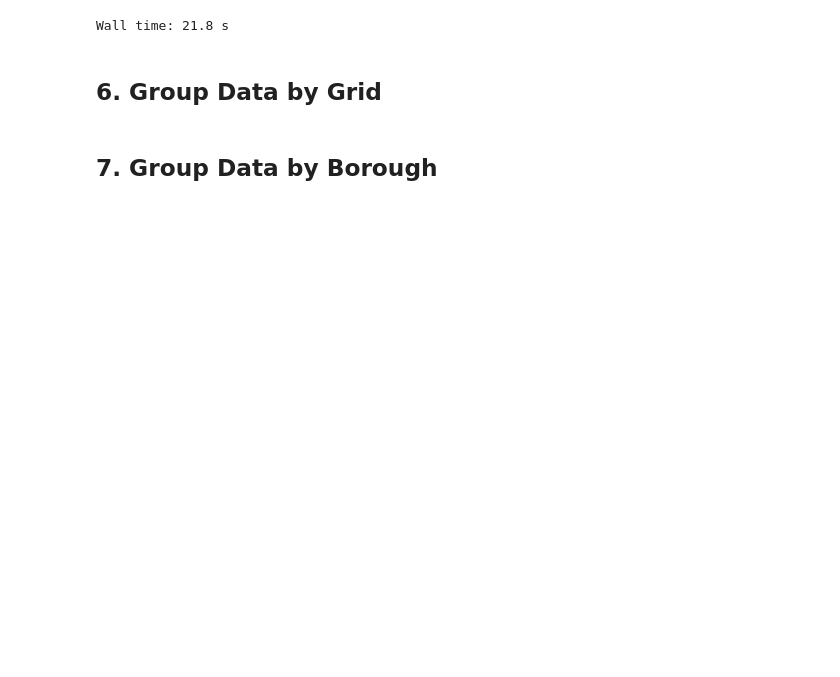
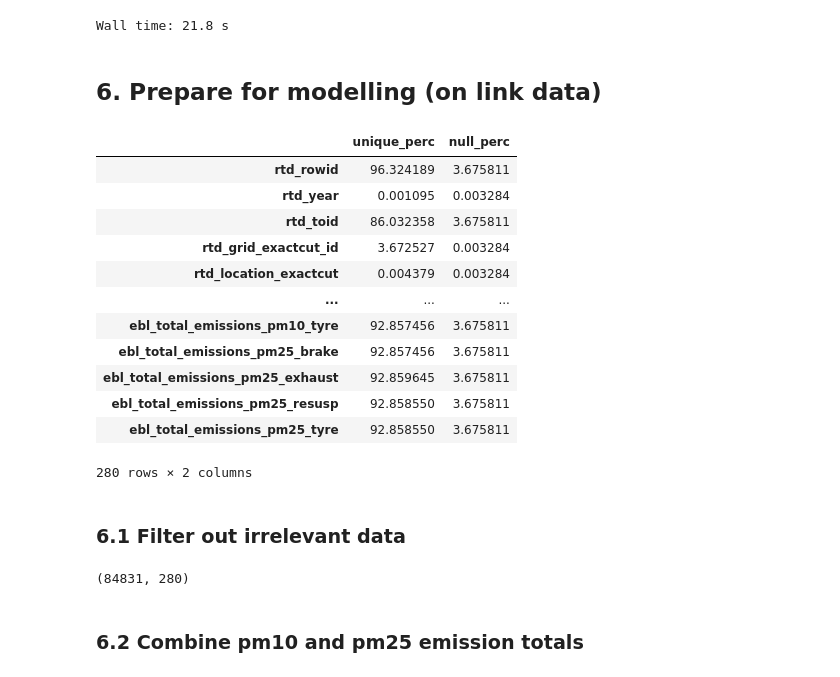
Before and after one commit to abdulrahman-almarzooqi/csck503project, a Jupyter notebook: LAEI_DataProcessing.ipynb, the cells around one changed output. Cells and saved outputs as stored; diff of their text form; code cells hidden in the pictures; blank space fills up the shorter version.

```diff
--- a/LAEI_DataProcessing.ipynb
+++ b/LAEI_DataProcessing.ipynb
@@ -189,11 +159,0 @@ MultiIndex([(     'Motorcycle',          'CO2'),
-# %%
-df_merged_EmissionsbyLink_pivoted.reset_index(inplace=True)
-
-# Update columns names to be all strings (some columns names were in tuples after pivoting the pollutant column)
-df_merged_EmissionsbyLink_pivoted.columns = ['_'.join(x) if type(x) == tuple else x for x in df_merged_EmissionsbyLink_pivoted.columns]
-
-# Lower-case, replace spaces, and strip whitespace from the column names
-df_merged_EmissionsbyLink_pivoted.columns = df_merged_EmissionsbyLink_pivoted.columns.str.replace(" ", "_").str.lower().str.strip()
-
-# Add prefix ebl_ to identify the source of the data from the column name (ebl = Emissions by Link)
-df_merged_EmissionsbyLink_pivoted = df_merged_EmissionsbyLink_pivoted.add_prefix("ebl_")
@@ -226,0 +214,11 @@ df_merged_EmissionsbyLink_pivoted.head()
+# %%
+df_merged_EmissionsbyLink_pivoted.reset_index(inplace=True)
+
+# Update columns names to be all strings (some columns names were in tuples after pivoting the pollutant column)
+df_merged_EmissionsbyLink_pivoted.columns = ['_'.join(x) if (type(x) == tuple and x[1] != '') else x[0] for x in df_merged_EmissionsbyLink_pivoted.columns]
+
+# Lower-case, replace spaces, and strip whitespace from the column names
+df_merged_EmissionsbyLink_pivoted.columns = df_merged_EmissionsbyLink_pivoted.columns.str.replace(" ", "_").str.lower().str.strip()
+
+# Add prefix ebl_ to identify the source of the data from the column name (ebl = Emissions by Link)
+df_merged_EmissionsbyLink_pivoted = df_merged_EmissionsbyLink_pivoted.add_prefix("ebl_")
@@ -491,7 +494,47 @@ This took a lot of time and got stuck at ~50% progress
 df_merged_RoadTraffic_Emissions.to_csv("df_merged_RoadTrafficData_Emissions.csv")
 # %% [output]
 Wall time: 21.8 s
-# %% [markdown]
-## 6. Group Data by Grid
-# %% [markdown]
-## 7. Group Data by Borough
+# %% [markdown]
+## 6. Prepare for modelling (on link data)
+# %%
+# Check percentage of unique and null values
+
+unique_perc = []
+
+for c in df_merged_RoadTraffic_Emissions.columns:
+     unique_perc.append(df_merged_RoadTraffic_Emissions[c].nunique() / df_merged_RoadTraffic_Emissions.shape[0] * 100)
+
+null_perc = []
+
+for c in df_merged_RoadTraffic_Emissions.columns:
+     null_perc.append(sum(df_merged_RoadTraffic_Emissions[c].isnull()) / df_merged_RoadTraffic_Emissions.shape[0] * 100)
+
+
+df_unique_null = pd.DataFrame(zip(unique_perc, null_perc), index=df_merged_RoadTraffic_Emissions.columns, columns=["unique_perc", "null_perc"])
+# %%
+df_unique_null
+# %% [output]
+|  | unique_perc | null_perc |
+| rtd_rowid | 96.324189 | 3.675811 |
+| rtd_year | 0.001095 | 0.003284 |
+| rtd_toid | 86.032358 | 3.675811 |
+| rtd_grid_exactcut_id | 3.672527 | 0.003284 |
+| rtd_location_exactcut | 0.004379 | 0.003284 |
+| ... | ... | ... |
+| ebl_total_emissions_pm10_tyre | 92.857456 | 3.675811 |
+| ebl_total_emissions_pm25_brake | 92.857456 | 3.675811 |
+| ebl_total_emissions_pm25_exhaust | 92.859645 | 3.675811 |
+| ebl_total_emissions_pm25_resusp | 92.858550 | 3.675811 |
+| ebl_total_emissions_pm25_tyre | 92.858550 | 3.675811 |
+280 rows × 2 columns
+# %% [markdown]
+### 6.1 Filter out irrelevant data
+# %%
+# Select major grid data only and records with total emissions > 0
+df_processed = df_merged_RoadTraffic_Emissions.query("rtd_roadtrafficdata_sheet == 'MajorGrid_AADT' and (ebl_total_emissions_co2 > 0 or ebl_total_emissions_nox > 0)")
+
+print(df_processed.shape)
+# %% [output]
+(84831, 280)
+# %% [markdown]
+### 6.2 Combine pm10 and pm25 emission totals
```
Also changed, not shown: parts of 91 cells of this notebook.
